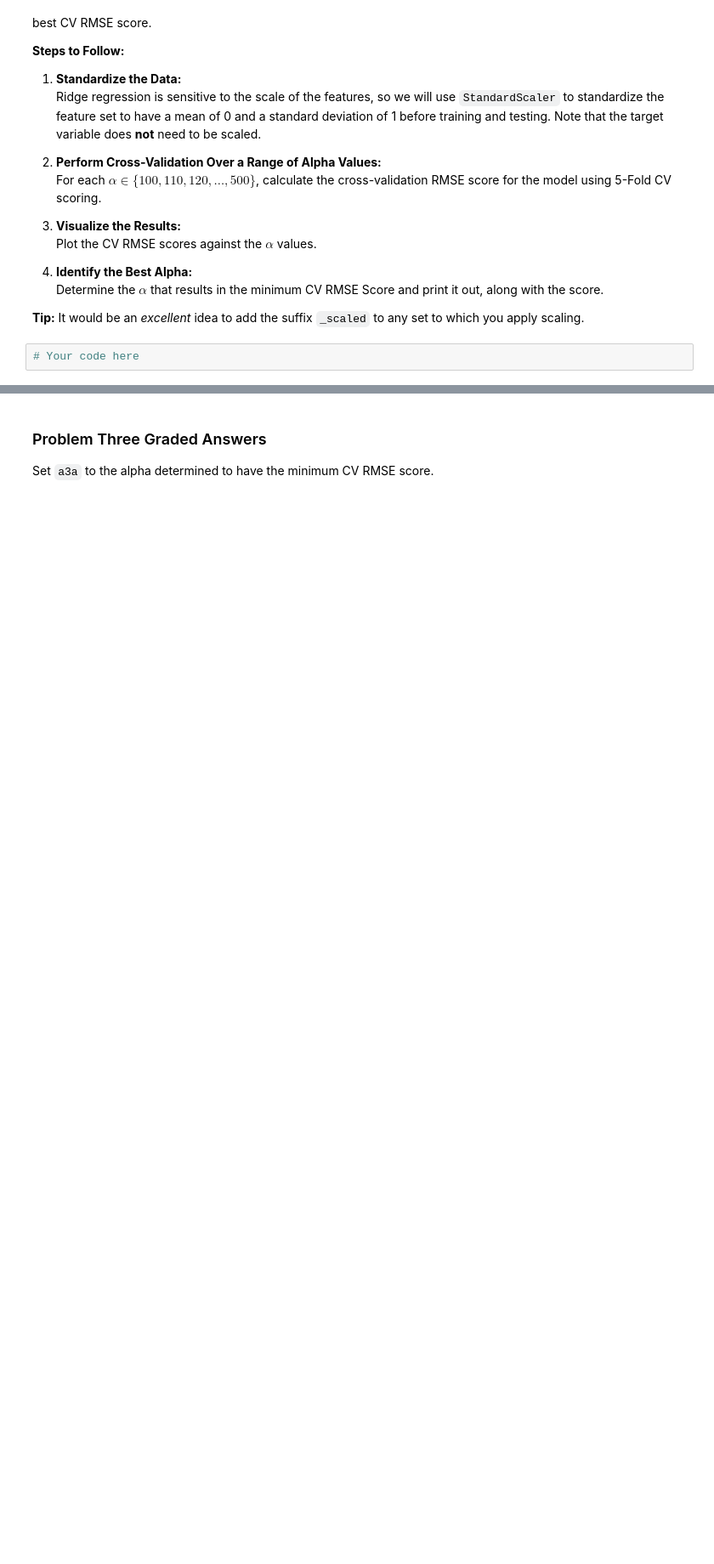
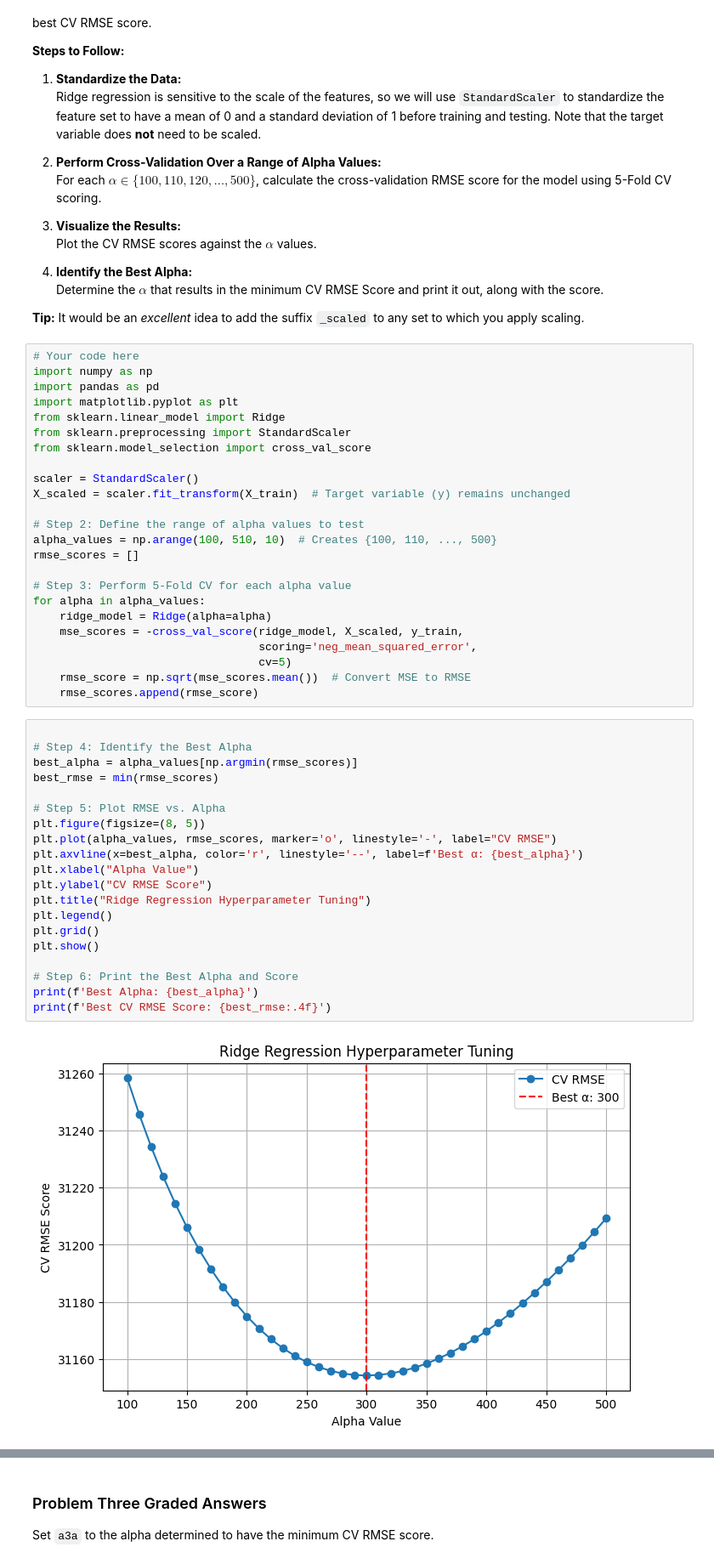
Before and after one commit to Smi7hey13/OMDS603, a Jupyter notebook: Module-3-Assignments-main/Homework_05.ipynb, the cells around one changed output, grey strips where cells are left out. Shown: that part at 85% size. Saved outputs shown, nothing was run; the diff lists cells and outputs as text; blank space fills up the shorter version.

```diff
--- a/Module-3-Assignments-main/Homework_05.ipynb
+++ b/Module-3-Assignments-main/Homework_05.ipynb
@@ -453,3 +433,47 @@ This introduces another instance of the model selection problem: we must determi
 **Tip:** It would be an *excellent* idea to add the suffix `_scaled` to any set to which you apply scaling.
 # %%
 # Your code here
+import numpy as np
+import pandas as pd
+import matplotlib.pyplot as plt
+from sklearn.linear_model import Ridge
+from sklearn.preprocessing import StandardScaler
+from sklearn.model_selection import cross_val_score
+
+scaler = StandardScaler()
+X_scaled = scaler.fit_transform(X_train)  # Target variable (y) remains unchanged
+
+# Step 2: Define the range of alpha values to test
+alpha_values = np.arange(100, 510, 10)  # Creates {100, 110, ..., 500}
+rmse_scores = []
+
+# Step 3: Perform 5-Fold CV for each alpha value
+for alpha in alpha_values:
+    ridge_model = Ridge(alpha=alpha)
+    mse_scores = -cross_val_score(ridge_model, X_scaled, y_train,
+                                  scoring='neg_mean_squared_error',
+                                  cv=5)
+    rmse_score = np.sqrt(mse_scores.mean())  # Convert MSE to RMSE
+    rmse_scores.append(rmse_score)
+# %%
+
+# Step 4: Identify the Best Alpha
+best_alpha = alpha_values[np.argmin(rmse_scores)]
+best_rmse = min(rmse_scores)
+
+# Step 5: Plot RMSE vs. Alpha
+plt.figure(figsize=(8, 5))
+plt.plot(alpha_values, rmse_scores, marker='o', linestyle='-', label="CV RMSE")
+plt.axvline(x=best_alpha, color='r', linestyle='--', label=f'Best α: {best_alpha}')
+plt.xlabel("Alpha Value")
+plt.ylabel("CV RMSE Score")
+plt.title("Ridge Regression Hyperparameter Tuning")
+plt.legend()
+plt.grid()
+plt.show()
+
+# Step 6: Print the Best Alpha and Score
+print(f'Best Alpha: {best_alpha}')
+print(f'Best CV RMSE Score: {best_rmse:.4f}')
+# %% [output]
+[figure, added]
```
Also changed, not shown: parts of 24 cells of this notebook.
